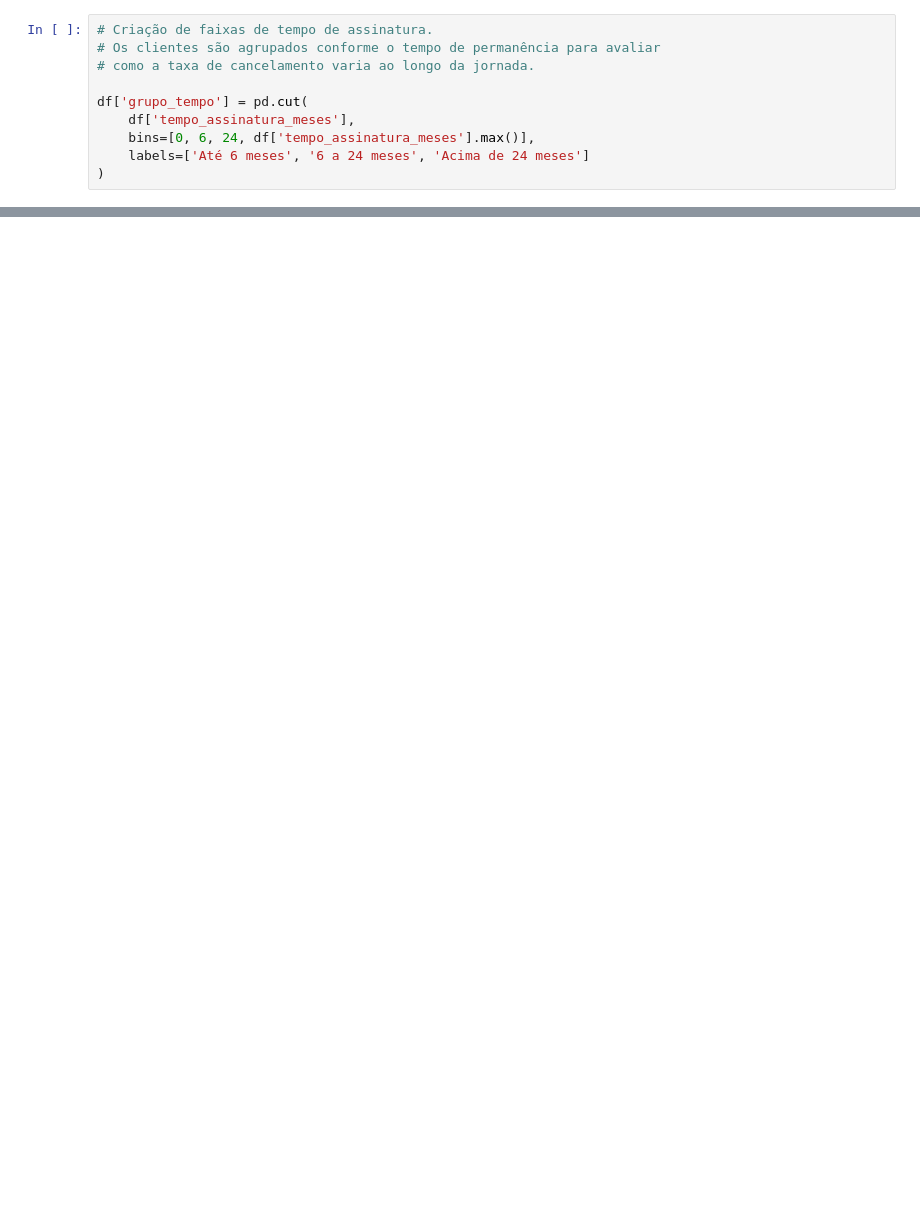
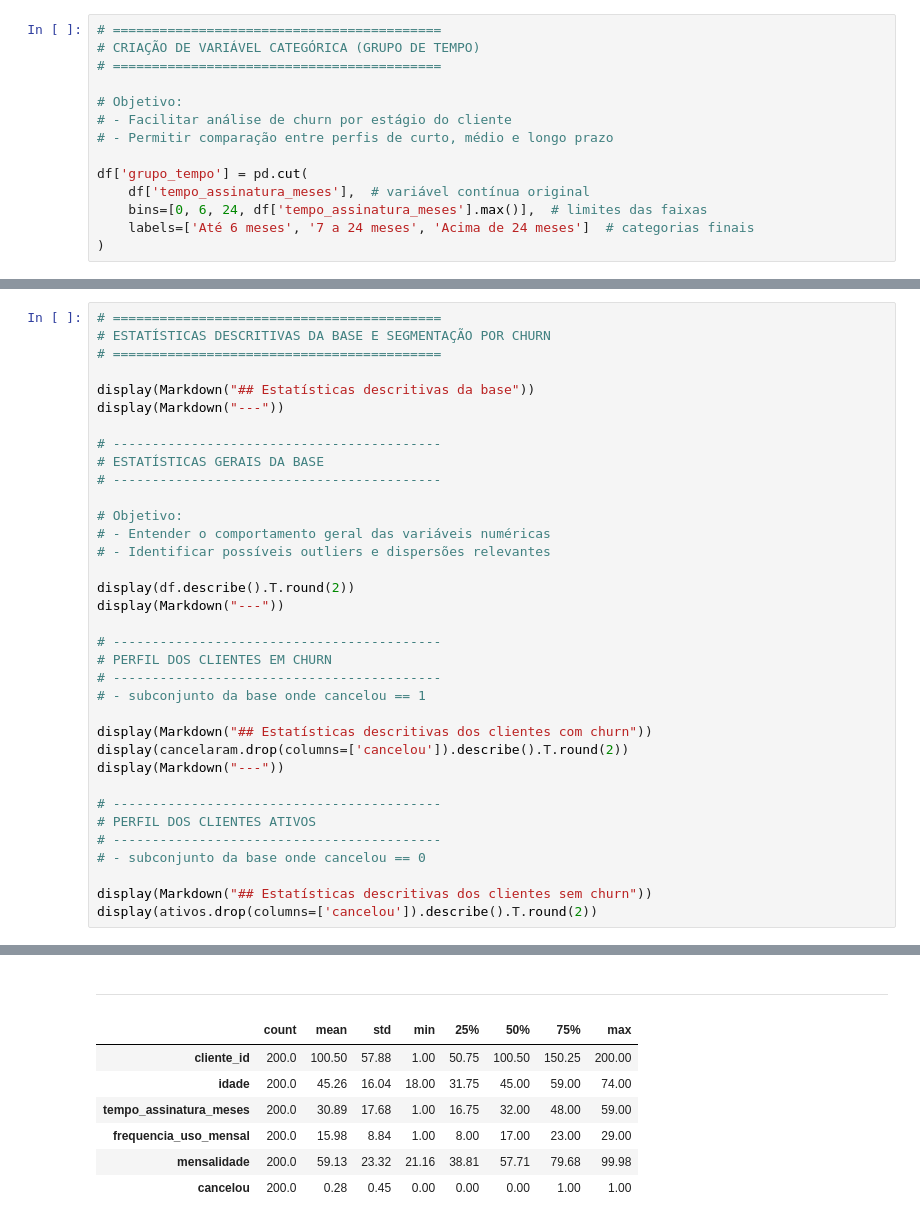
Before and after one commit to stephleao/wmc-desafio-streaming-churn, a Jupyter notebook: analise_probabilidade_amostragem.ipynb, the cells around one changed output, grey strips where cells are left out. Drawn from its saved outputs; the diff is of its cells as text; blank space fills up the shorter version.

Commit message:
Ajustes solicitados realizados (gráficos excluídos). Novas análises realizadas

```diff
--- a/analise_probabilidade_amostragem.ipynb
+++ b/analise_probabilidade_amostragem.ipynb
@@ -106,10 +122,14 @@ plt.show()
 # %%
-# Criação de faixas de tempo de assinatura.
-# Os clientes são agrupados conforme o tempo de permanência para avaliar
-# como a taxa de cancelamento varia ao longo da jornada.
+# ==========================================
+# CRIAÇÃO DE VARIÁVEL CATEGÓRICA (GRUPO DE TEMPO)
+# ==========================================
+
+# Objetivo:
+# - Facilitar análise de churn por estágio do cliente
+# - Permitir comparação entre perfis de curto, médio e longo prazo
 
 df['grupo_tempo'] = pd.cut(
-    df['tempo_assinatura_meses'],
-    bins=[0, 6, 24, df['tempo_assinatura_meses'].max()],
-    labels=['Até 6 meses', '6 a 24 meses', 'Acima de 24 meses']
+    df['tempo_assinatura_meses'],  # variável contínua original
+    bins=[0, 6, 24, df['tempo_assinatura_meses'].max()],  # limites das faixas
+    labels=['Até 6 meses', '7 a 24 meses', 'Acima de 24 meses']  # categorias finais
 )
@@ -462,0 +177,36 @@ plt.show()
+# %%
+# ==========================================
+# ESTATÍSTICAS DESCRITIVAS DA BASE E SEGMENTAÇÃO POR CHURN
+# ==========================================
+
+display(Markdown("## Estatísticas descritivas da base"))
+display(Markdown("---"))
+
+# ------------------------------------------
+# ESTATÍSTICAS GERAIS DA BASE
+# ------------------------------------------
+
+# Objetivo:
+# - Entender o comportamento geral das variáveis numéricas
+# - Identificar possíveis outliers e dispersões relevantes
+
+display(df.describe().T.round(2))
+display(Markdown("---"))
+
+# ------------------------------------------
+# PERFIL DOS CLIENTES EM CHURN
+# ------------------------------------------
+# - subconjunto da base onde cancelou == 1
+
+display(Markdown("## Estatísticas descritivas dos clientes com churn"))
+display(cancelaram.drop(columns=['cancelou']).describe().T.round(2))
+display(Markdown("---"))
+
+# ------------------------------------------
+# PERFIL DOS CLIENTES ATIVOS
+# ------------------------------------------
+# - subconjunto da base onde cancelou == 0
+
+display(Markdown("## Estatísticas descritivas dos clientes sem churn"))
+display(ativos.drop(columns=['cancelou']).describe().T.round(2))
+# %% [output]
@@ -462,0 +214,8 @@ plt.show()
+---
+|  | count | mean | std | min | 25% | 50% | 75% | max |
+| cliente_id | 200.0 | 100.50 | 57.88 | 1.00 | 50.75 | 100.50 | 150.25 | 200.00 |
+| idade | 200.0 | 45.26 | 16.04 | 18.00 | 31.75 | 45.00 | 59.00 | 74.00 |
+| tempo_assinatura_meses | 200.0 | 30.89 | 17.68 | 1.00 | 16.75 | 32.00 | 48.00 | 59.00 |
+| frequencia_uso_mensal | 200.0 | 15.98 | 8.84 | 1.00 | 8.00 | 17.00 | 23.00 | 29.00 |
+| mensalidade | 200.0 | 59.13 | 23.32 | 21.16 | 38.81 | 57.71 | 79.68 | 99.98 |
+| cancelou | 200.0 | 0.28 | 0.45 | 0.00 | 0.00 | 0.00 | 1.00 | 1.00 |
```
Also changed, not shown: parts of 33 cells of this notebook.
